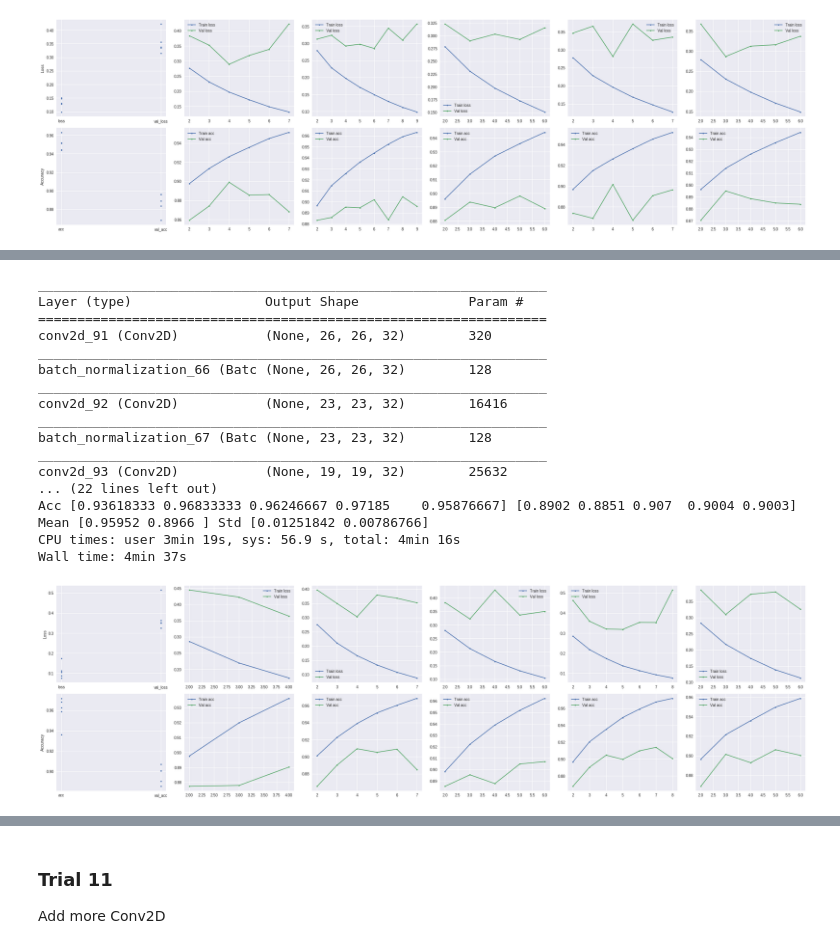
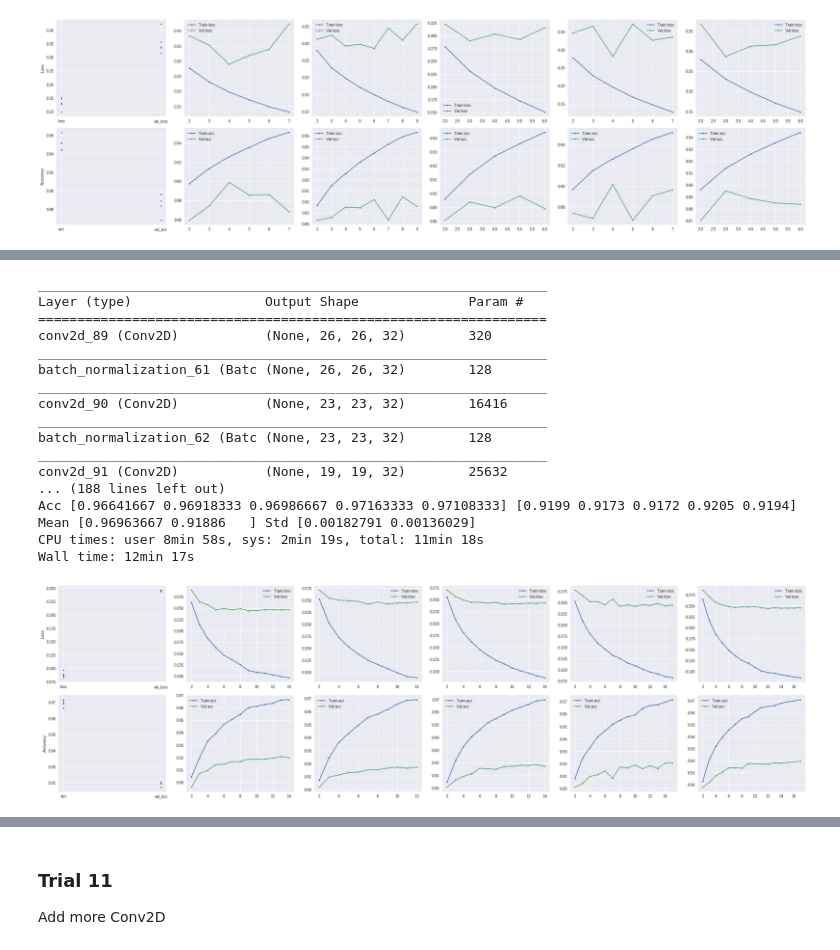
Before and after one commit to aunz/ds, a Jupyter notebook: Fashion_Articles_with_CNN.ipynb, the cells around one changed output, grey strips where cells are left out. Cells and saved outputs as stored; diff of their text form; code cells hidden in the pictures.

Commit message:
Refactor functions train to take functions as params for model, optimizer, callbacks

```diff
--- a/Fashion_Articles_with_CNN.ipynb
+++ b/Fashion_Articles_with_CNN.ipynb
@@ -290,13 +308,13 @@ Not a great improvement, so won't be using it.
 # %%
 # more filters in the first Conv2D layer, from 32 to 64
 %%time
-model = Sequential()
-model.add(Conv2D(64, kernel_size=3, activation='relu', input_shape=(28, 28, 1)))
-model.add(Flatten())
-model.add(Dense(128, activation='relu'))
-model.add(Dense(10, activation='softmax'))
 
-hists = train(model)
+train(lambda x: Sequential([
+    Conv2D(64, kernel_size=3, activation='relu', input_shape=(28, 28, 1)),
+    Flatten(),
+    Dense(128, activation='relu'),
+    Dense(10, activation='softmax')
+]));
 # %% [output]
 _________________________________________________________________
 Layer (type)                 Output Shape              Param #
@@ -475,37 +548,45 @@ Add Dropout layers to reduce overfitting
 # %%
 # Add Dropout
 %%time
-model = Sequential()
-model.add(Conv2D(32, kernel_size=3, activation='relu', input_shape=(28, 28, 1)))
-model.add(BatchNormalization())
-model.add(Conv2D(32, kernel_size=4, activation='relu'))
-model.add(BatchNormalization())
-model.add(Conv2D(32, kernel_size=5, activation='relu'))
-model.add(BatchNormalization())
-model.add(Dropout(0.25))
 
-model.add(Flatten())
-model.add(Dropout(0.25))
-model.add(Dense(128, activation='relu'))
-model.add(Dense(10, activation='softmax'))
+def make_model(x):
+    model = Sequential()
+    model.add(Conv2D(32, kernel_size=3, activation='relu', input_shape=(28, 28, 1)))
+    model.add(BatchNormalization())
+    model.add(Conv2D(32, kernel_size=4, activation='relu'))
+    model.add(BatchNormalization())
+    model.add(Conv2D(32, kernel_size=5, activation='relu'))
+    model.add(BatchNormalization())
+    model.add(Dropout(0.25))
 
-hists = train(model)
+    model.add(Flatten())
+    model.add(Dropout(0.25))
+    model.add(Dense(128, activation='relu'))
+    model.add(Dense(10, activation='softmax'))
+
+    return model
+
+callbacks = lambda: [
+    ReduceLROnPlateau(patience=3, verbose=1, factor=0.5, min_lr=1e-5),
+    EarlyStopping(patience=5, verbose=1)
+]
+train(make_model, optimizer=lambda: Adam(decay=0.01), callbacks=callbacks, verbose=1);
 # %% [output]
 _________________________________________________________________
 Layer (type)                 Output Shape              Param #
 =================================================================
-conv2d_91 (Conv2D)           (None, 26, 26, 32)        320
+conv2d_89 (Conv2D)           (None, 26, 26, 32)        320
 _________________________________________________________________
-batch_normalization_66 (Batc (None, 26, 26, 32)        128
+batch_normalization_61 (Batc (None, 26, 26, 32)        128
 _________________________________________________________________
-conv2d_92 (Conv2D)           (None, 23, 23, 32)        16416
+conv2d_90 (Conv2D)           (None, 23, 23, 32)        16416
 _________________________________________________________________
-batch_normalization_67 (Batc (None, 23, 23, 32)        128
+batch_normalization_62 (Batc (None, 23, 23, 32)        128
 _________________________________________________________________
-conv2d_93 (Conv2D)           (None, 19, 19, 32)        25632
-... (22 lines left out)
-Acc [0.93618333 0.96833333 0.96246667 0.97185    0.95876667] [0.8902 0.8851 0.907  0.9004 0.9003]
-Mean [0.95952 0.8966 ] Std [0.01251842 0.00786766]
-CPU times: user 3min 19s, sys: 56.9 s, total: 4min 16s
-Wall time: 4min 37s
+conv2d_91 (Conv2D)           (None, 19, 19, 32)        25632
+... (188 lines left out)
+Acc [0.96641667 0.96918333 0.96986667 0.97163333 0.97108333] [0.9199 0.9173 0.9172 0.9205 0.9194]
+Mean [0.96963667 0.91886   ] Std [0.00182791 0.00136029]
+CPU times: user 8min 58s, sys: 2min 19s, total: 11min 18s
+Wall time: 12min 17s
-[figure, old version]
+[figure, new version]
```
Also changed, not shown: parts of 38 cells of this notebook.
